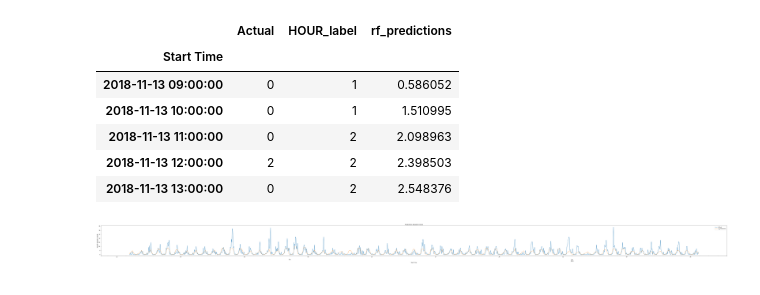
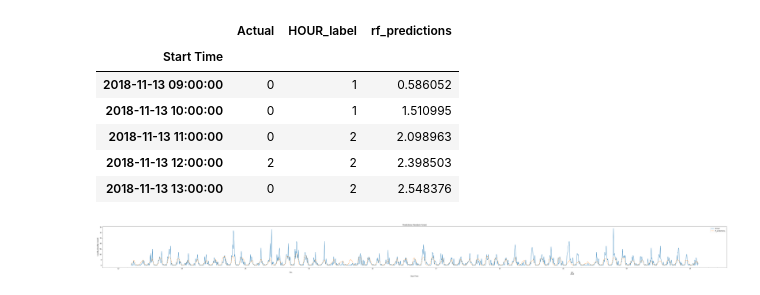
Before and after one commit to sameerabalay/Dockless_Mobility, a Jupyter notebook: src/Top_Cell_Analysis/Commuter_Hours_Features.ipynb, the cells around one changed output. Drawn from its saved outputs; the diff is of its cells as text; code cells hidden in the pictures.

```diff
--- a/src/Top_Cell_Analysis/Commuter_Hours_Features.ipynb
+++ b/src/Top_Cell_Analysis/Commuter_Hours_Features.ipynb
@@ -231,12 +231,12 @@ test_results.head(5)
 | 2018-11-13 12:00:00 | 2 | 2 | 2.398503 |
 | 2018-11-13 13:00:00 | 0 | 2 | 2.548376 |
 # %%
-test_results.plot(style=['-', '--', ':'],figsize=(100, 5))
+test_results.plot(style=['-', '--', ':'],figsize=(75, 5))
 plt.title('Predictions Random Forest')
 plt.ylabel('Hourly scooter count', fontsize=12)
-plt.savefig('../../output/Random_Forest_Predictions_Commuter_Ho.png')
+plt.savefig('../../output/Random_Forest_Predictions_Commuter_Hours.png')
 # %% [output]
-[figure, old version]
+[figure, new version]
 # %%
 def groupbyCommute(df,hours=[0, 6, 10, 15, 19, 23]):
 
```
Also changed, not shown: parts of 9 cells of this notebook, 11 other files.
